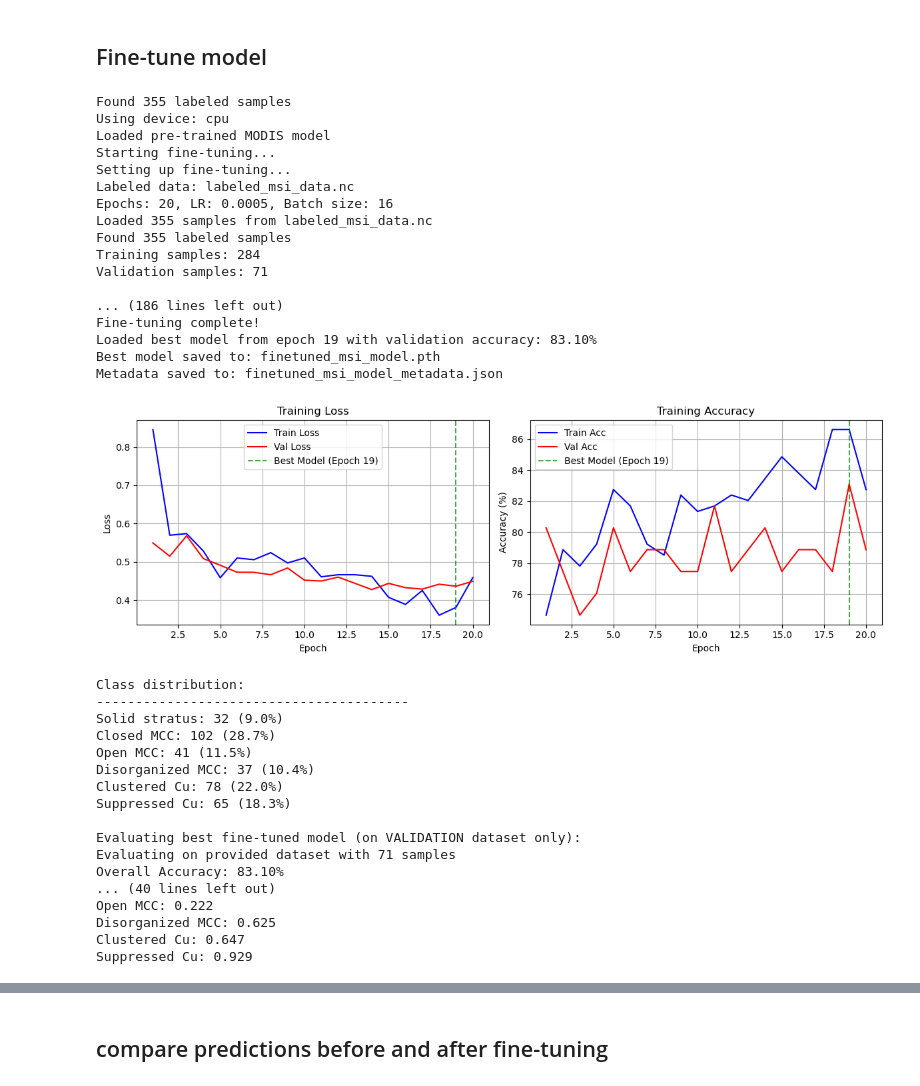
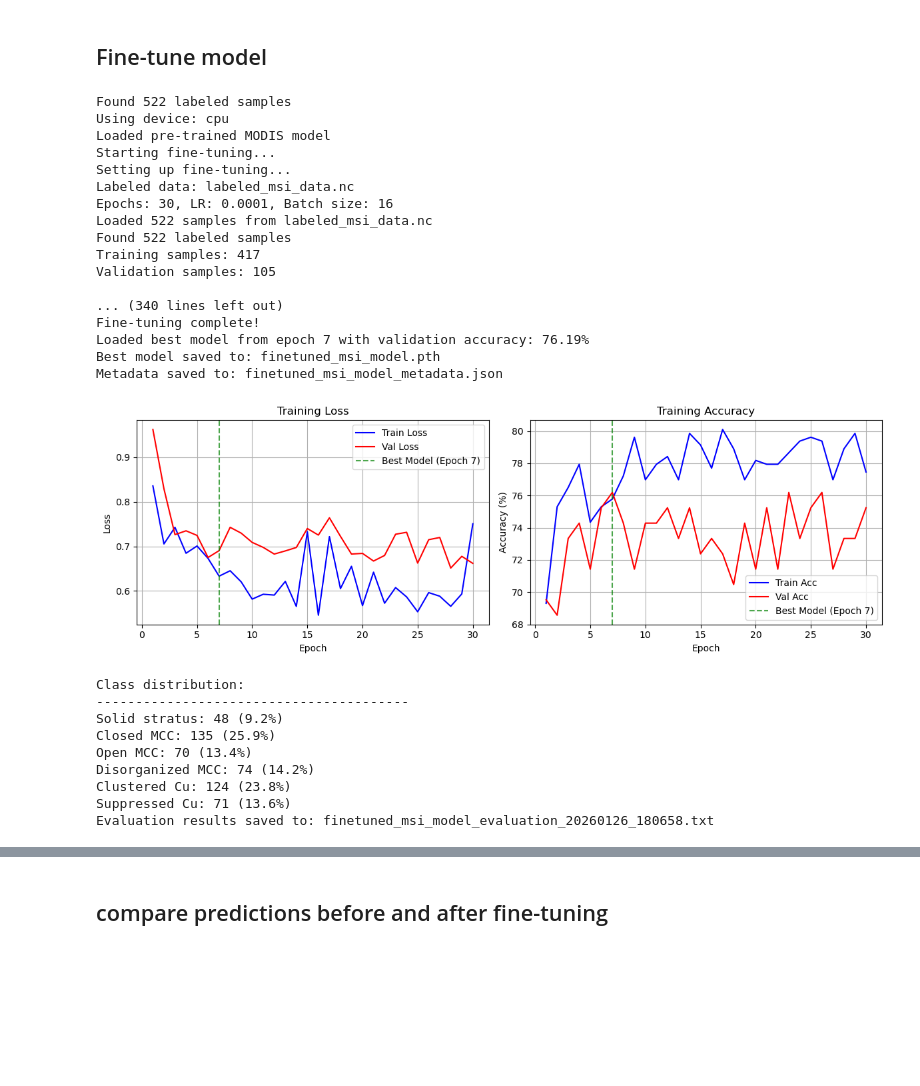
Before and after one commit to johanna-mayer/mesoscale_structure_public, a Jupyter notebook: judge_for_msi/fine_tune_judge_for_msi.ipynb, the cells around one changed output, grey strips where cells are left out. Drawn from its saved outputs; the diff is of its cells as text; code cells hidden in the pictures; blank space fills up the shorter version.

Commit message:
updated run_judge.py to use MSI vie MAAP; finetuning for MSI; confusion matrix in evaluation of finetuned models

```diff
--- a/judge_for_msi/fine_tune_judge_for_msi.ipynb
+++ b/judge_for_msi/fine_tune_judge_for_msi.ipynb
@@ -1364,64 +1360,78 @@ if os.path.exists(save_path):
 
         # Fine-tune the modelß
         # Fine-tune the model
         print("Starting fine-tuning...")
         finetuned_model, val_dataset = fine_tune_for_msi(
             model=model,
             labeled_nc_path=save_path,
-            num_epochs=20,
-            learning_rate=5e-4,
+            num_epochs=30,
+            learning_rate=1e-4,
             batch_size=16,
             validation_split=0.2,
             save_best_model=True,
             model_save_path='finetuned_msi_model.pth'
         )
 
         # Evaluate the last epoch of the fine-tuned model
-        print("\nEvaluating best fine-tuned model (on VALIDATION dataset only):")
-        evaluate_finetuned_model(finetuned_model, val_dataset, class_names)
+        #print("\nEvaluating best fine-tuned model (on VALIDATION dataset only):")
+        #evaluate_finetuned_model(finetuned_model, val_dataset, class_names)
+        #
+        #print("-"*40)
+        #print("-"*40)
+        #print("\nEvaluating original model (on VALIDATION dataset only):")
+        #evaluate_finetuned_model(original_model, val_dataset, class_names)
 
-        print("-"*40)
-        print("-"*40)
-        print("\nEvaluating original model (on VALIDATION dataset only):")
-        evaluate_finetuned_model(original_model, val_dataset, class_names)
+        # Create a timestamp for unique filename
+        timestamp = pd.Timestamp.now().strftime("%Y%m%d_%H%M%S")
+        output_file = f'finetuned_msi_model_evaluation_{timestamp}.txt'
+
+        # Capture output to both file and console
+        with open(output_file, 'w') as f:
+            # Redirect stdout to capture print statements
+            with redirect_stdout(f):
+                # Evaluate the fine-tuned model
+                print("\nEvaluating best fine-tuned model (on VALIDATION dataset only):")
+                ft_predictions, ft_labels = evaluate_finetuned_model(finetuned_model, val_dataset, class_names)
+
+                print("-"*40)
+                print("-"*40)
+                print("\nEvaluating original model (on VALIDATION dataset only):")
+                orig_predictions, orig_labels = evaluate_finetuned_model(original_model, val_dataset, class_names)
+
+        print(f"Evaluation results saved to: {output_file}")
+
+        plot_confusion_matrix(ft_labels, ft_predictions, class_names=class_names, normalize=True, title='Confusion Matrix - Fine-tuned Model for MSI')
+        plot_confusion_matrix(orig_labels, orig_predictions, class_names=class_names, normalize=True, title='Confusion Matrix - Original Model')
 
     else:
         print("Need at least 5 labeled samples for fine-tuning. Please label more data first.")
 else:
     print(f"No labeled data found at {save_path}. Please run the labeling tool first.")
 # %% [output]
-Found 355 labeled samples
+Found 522 labeled samples
 Using device: cpu
 Loaded pre-trained MODIS model
 Starting fine-tuning...
 Setting up fine-tuning...
 Labeled data: labeled_msi_data.nc
-Epochs: 20, LR: 0.0005, Batch size: 16
-Loaded 355 samples from labeled_msi_data.nc
-Found 355 labeled samples
-Training samples: 284
-Validation samples: 71
+Epochs: 30, LR: 0.0001, Batch size: 16
+Loaded 522 samples from labeled_msi_data.nc
+Found 522 labeled samples
+Training samples: 417
+Validation samples: 105
 
-... (186 lines left out)
+... (340 lines left out)
 Fine-tuning complete!
-Loaded best model from epoch 19 with validation accuracy: 83.10%
+Loaded best model from epoch 7 with validation accuracy: 76.19%
 Best model saved to: finetuned_msi_model.pth
 Metadata saved to: finetuned_msi_model_metadata.json
-[figure, old version]
+[figure, new version]
 Class distribution:
 ----------------------------------------
-Solid stratus: 32 (9.0%)
-Closed MCC: 102 (28.7%)
-Open MCC: 41 (11.5%)
-Disorganized MCC: 37 (10.4%)
-Clustered Cu: 78 (22.0%)
-Suppressed Cu: 65 (18.3%)
-
-Evaluating best fine-tuned model (on VALIDATION dataset only):
-Evaluating on provided dataset with 71 samples
-Overall Accuracy: 83.10%
-... (40 lines left out)
-Open MCC: 0.222
-Disorganized MCC: 0.625
-Clustered Cu: 0.647
-Suppressed Cu: 0.929
+Solid stratus: 48 (9.2%)
+Closed MCC: 135 (25.9%)
+Open MCC: 70 (13.4%)
+Disorganized MCC: 74 (14.2%)
+Clustered Cu: 124 (23.8%)
+Suppressed Cu: 71 (13.6%)
+Evaluation results saved to: finetuned_msi_model_evaluation_20260126_180658.txt
```
Also changed, not shown: parts of 14 cells of this notebook, 10 other files.
